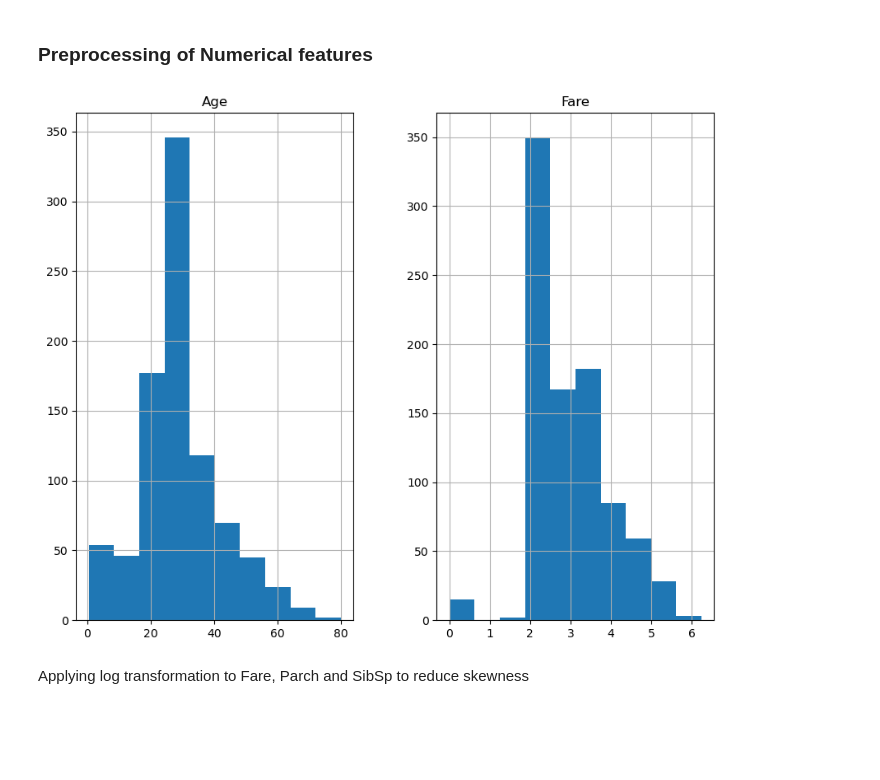
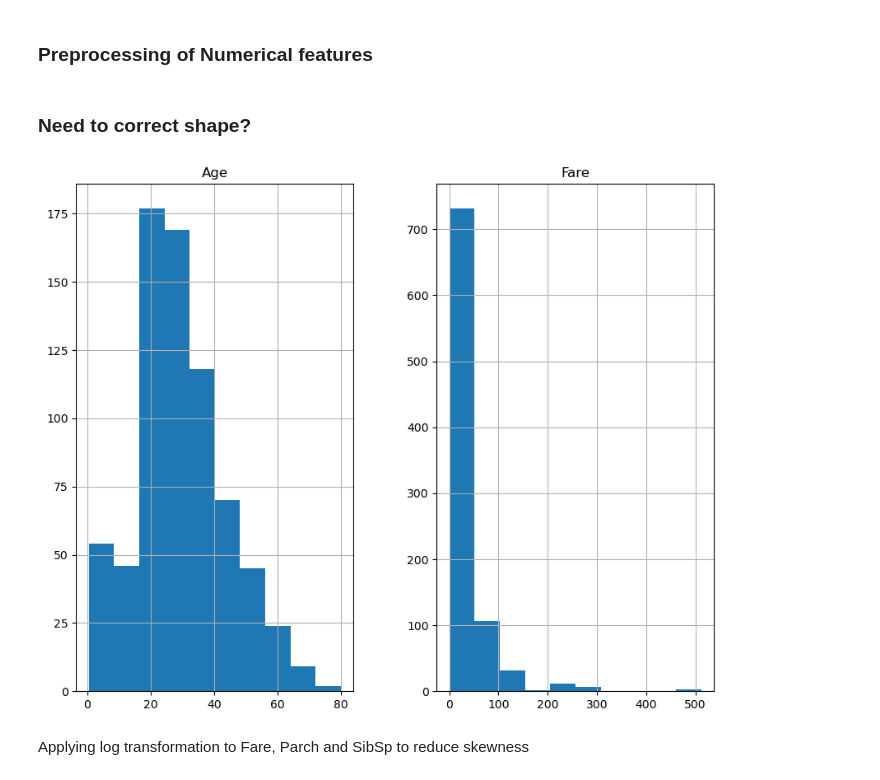
Before and after one commit to henriquemenegaz/titanic, a Jupyter notebook: submission1.ipynb, the cells around one changed output. Drawn from its saved outputs; the diff is of its cells as text; code cells hidden in the pictures; blank space fills up the shorter version.

```diff
--- a/submission1.ipynb
+++ b/submission1.ipynb
@@ -145,11 +147,13 @@ df_train
 891 rows × 17 columns
 # %% [markdown]
 ### Preprocessing of Numerical features
+# %% [markdown]
+### Need to correct shape?
 # %%
 # Check their formats
-df_train[numerical_features].hist(figsize=(10, 8))
+df_train_original[numerical_features].hist(figsize=(10, 8))
 plt.show()
 # %% [output]
-[figure, old version]
+[figure, new version]
 # %% [markdown]
 Applying log transformation to Fare, Parch and SibSp to reduce skewness
```
Also changed, not shown: parts of 21 cells of this notebook.
